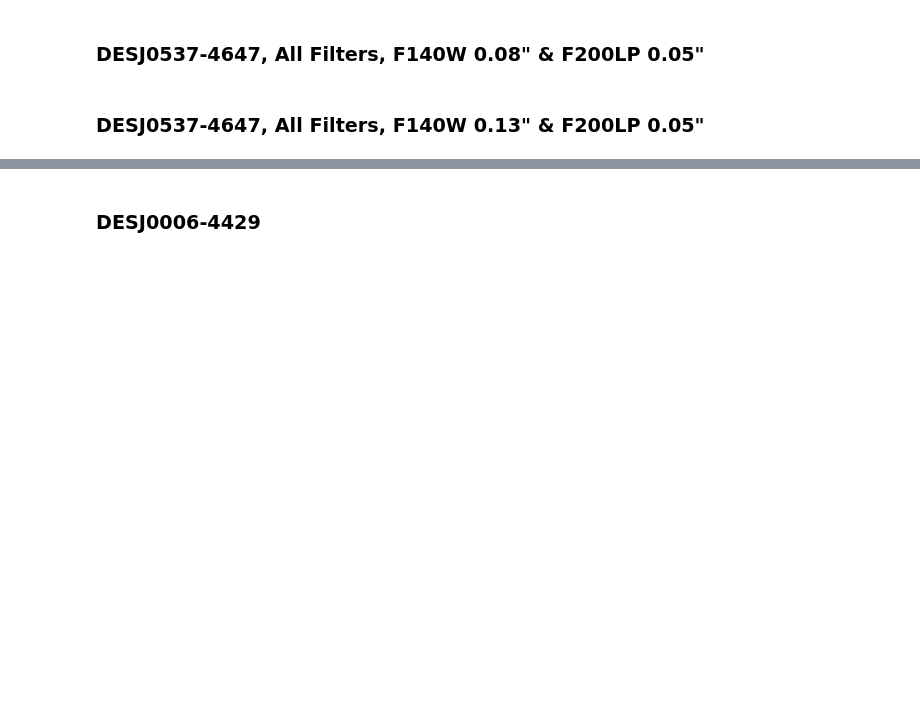
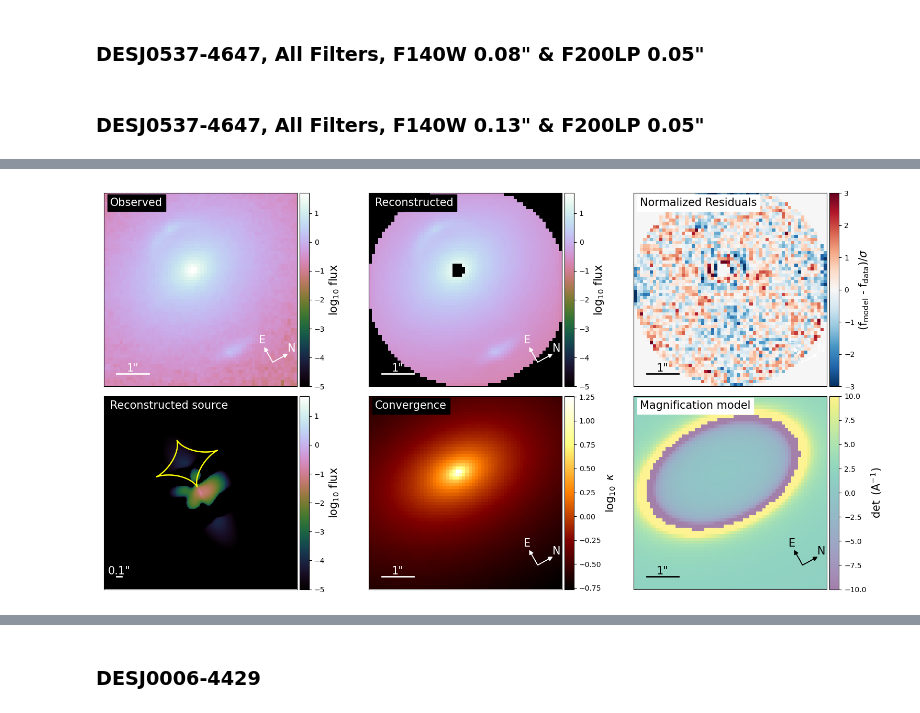
Before and after one commit to hskobe/dolphin, a Jupyter notebook: notebooks/Basic example.ipynb, the cells around one changed output, grey strips where cells are left out. Drawn from its saved outputs; the diff is of its cells as text; code cells hidden in the pictures; blank space fills up the shorter version.

```diff
--- a/notebooks/Basic example.ipynb
+++ b/notebooks/Basic example.ipynb
@@ -119,0 +126,4 @@ kwargs_numerics:
+# %%
+fig = output.plot_model_overview(lens_name='DESJ0537-4647-0010', model_id='AllFilters_Run01', band_index=1)
+# %% [output]
+[figure, added]
```
Also changed, not shown: parts of 4 cells of this notebook, 3 other files.
